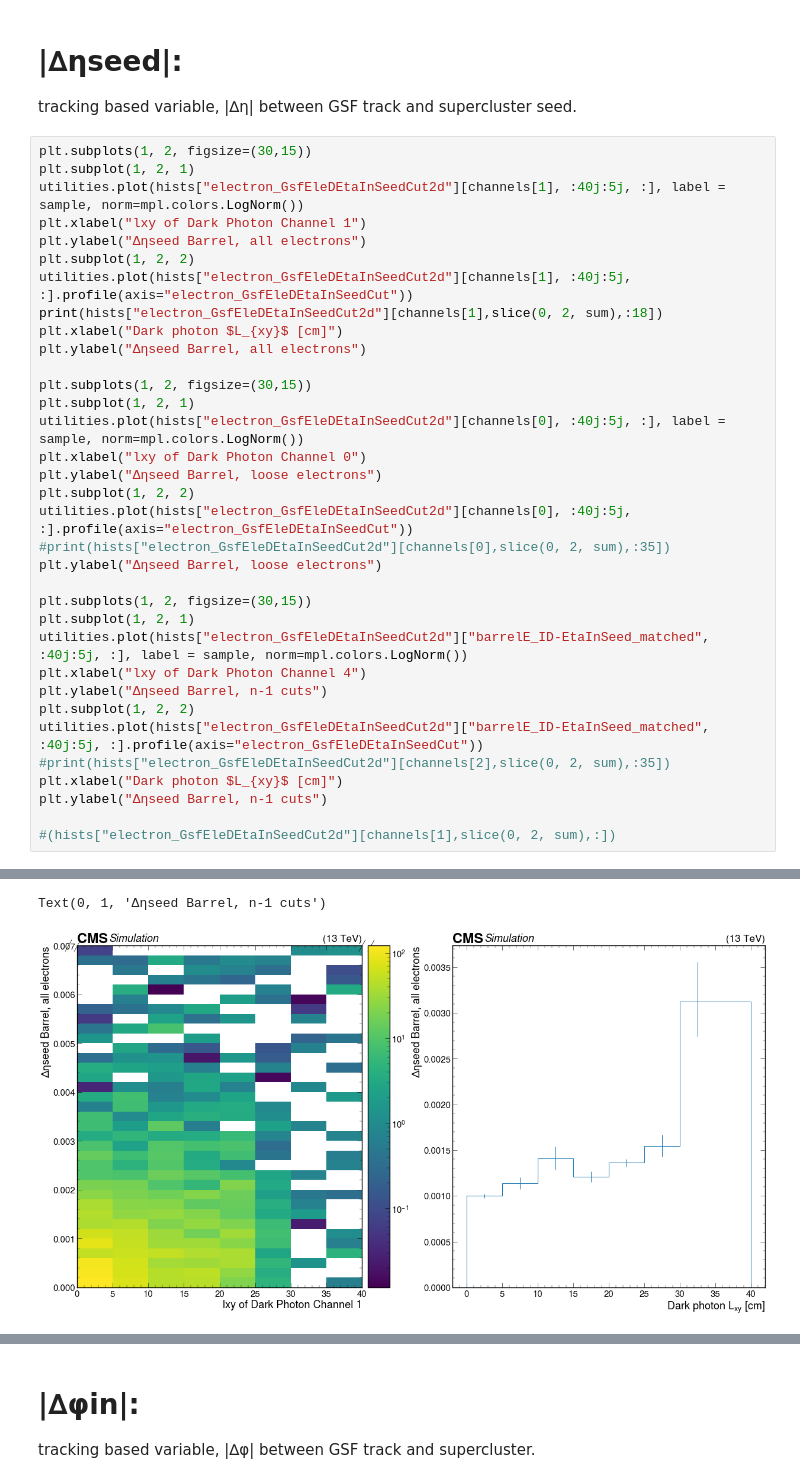
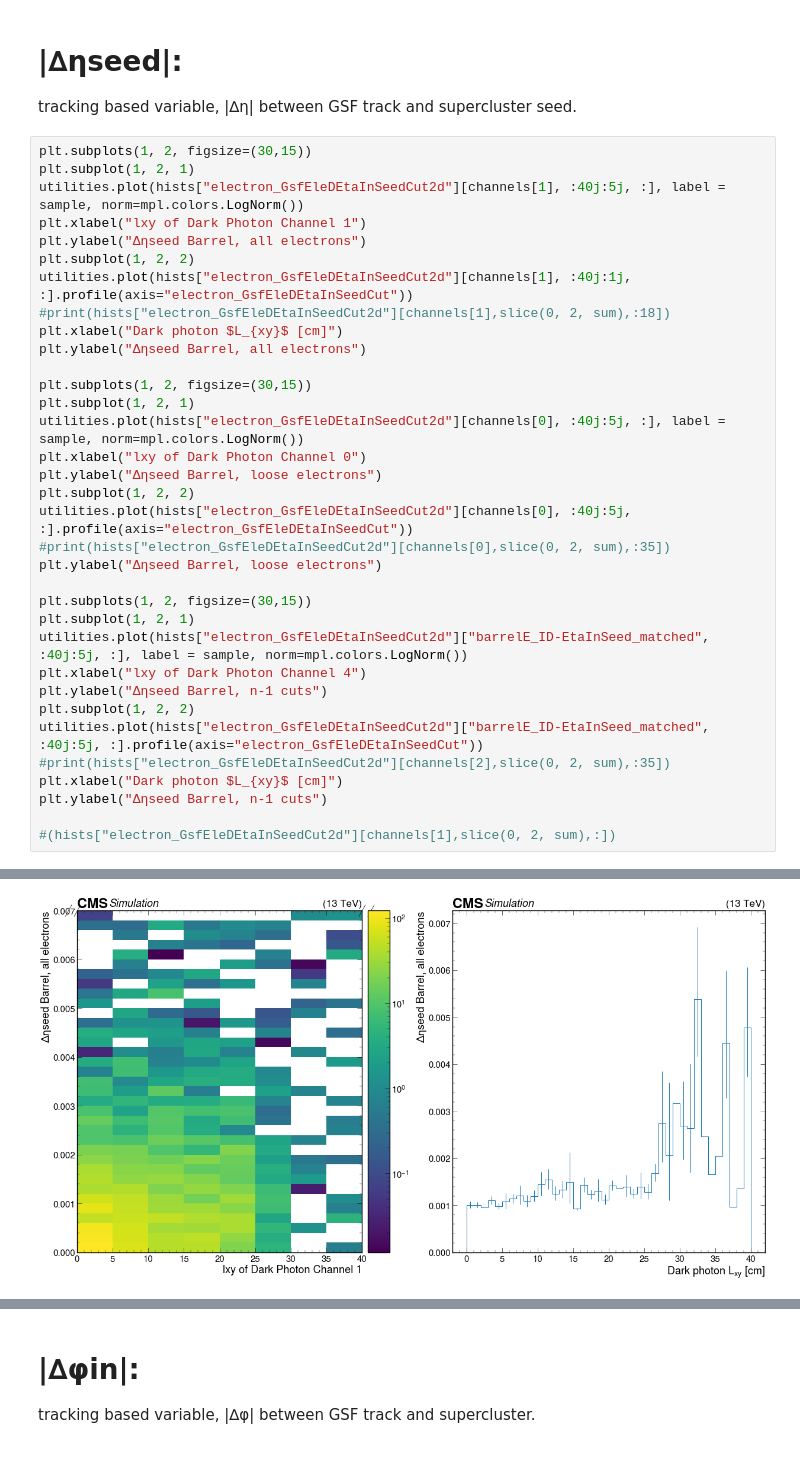
Before and after one commit to m251890/SIDM, a Jupyter notebook: sidm/studies/GSF_electrons_profiles.ipynb, the cells around one changed output, grey strips where cells are left out. Drawn from its saved outputs; the diff is of its cells as text.

```diff
--- a/sidm/studies/GSF_electrons_profiles.ipynb
+++ b/sidm/studies/GSF_electrons_profiles.ipynb
@@ -90,8 +90,8 @@ utilities.plot(hists["electron_GsfEleDEtaInSeedCut2d"][channels[1], :40j:5j, :],
 plt.xlabel("lxy of Dark Photon Channel 1")
 plt.ylabel("Δηseed Barrel, all electrons")
 plt.subplot(1, 2, 2)
-utilities.plot(hists["electron_GsfEleDEtaInSeedCut2d"][channels[1], :40j:5j, :].profile(axis="electron_GsfEleDEtaInSeedCut"))
-print(hists["electron_GsfEleDEtaInSeedCut2d"][channels[1],slice(0, 2, sum),:18])
+utilities.plot(hists["electron_GsfEleDEtaInSeedCut2d"][channels[1], :40j:1j, :].profile(axis="electron_GsfEleDEtaInSeedCut"))
+#print(hists["electron_GsfEleDEtaInSeedCut2d"][channels[1],slice(0, 2, sum),:18])
 plt.xlabel("Dark photon $L_{xy}$ [cm]")
 plt.ylabel("Δηseed Barrel, all electrons")
 
@@ -138,5 +122,4 @@ plt.ylabel("Δηseed Barrel, n-1 cuts")
-Text(0, 1, 'Δηseed Barrel, n-1 cuts')
-[figure, old version]
+[figure, new version]
 [figure]
 [figure]
 # %% [markdown]
```
Also changed, not shown: parts of 5 cells of this notebook, 3 other files.
